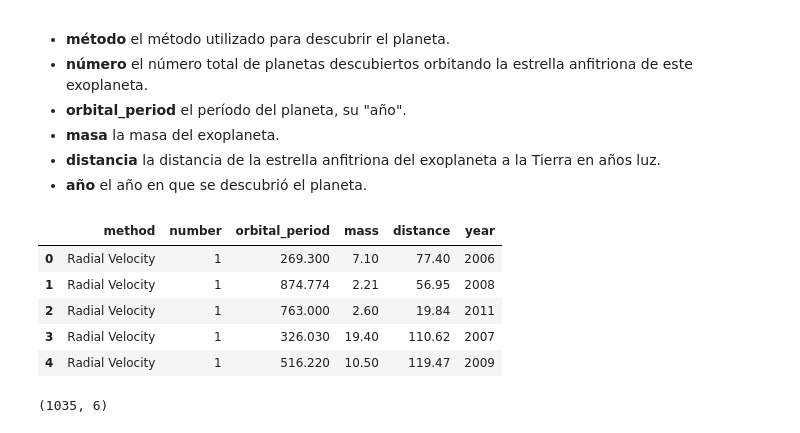
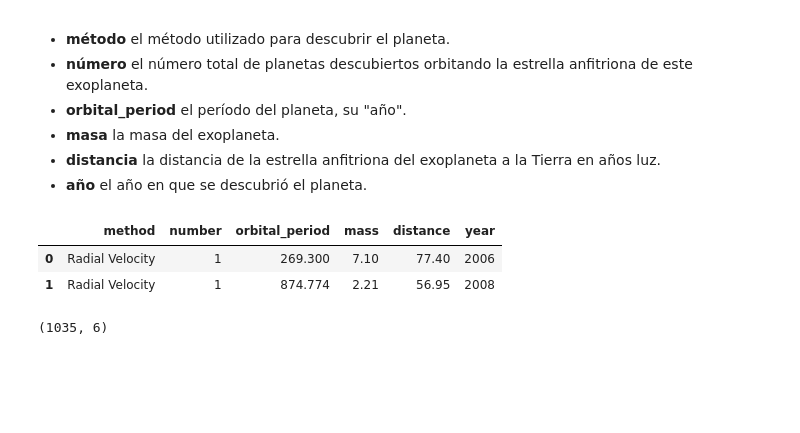
Before and after one commit to chava131011/Data-Science-Coursework, a Jupyter notebook: Classes Resources/CD_08_Ordenando-Agrupando/CD_08_Parte1_Ordenando-ValoresUnicos.ipynb, the cells around one changed output. Saved outputs shown, nothing was run; the diff lists cells and outputs as text; code cells hidden in the pictures; blank space fills up the shorter version.

```diff
--- a/Classes Resources/CD_08_Ordenando-Agrupando/CD_08_Parte1_Ordenando-ValoresUnicos.ipynb
+++ b/Classes Resources/CD_08_Ordenando-Agrupando/CD_08_Parte1_Ordenando-ValoresUnicos.ipynb
@@ -44,12 +44,10 @@ El archivo *planetas.csv* contiene datos sobre planetas que se han descubierto o
 # %%
 #Mostrar las primeras 5 filas
 df_planetas = pd.read_csv("datos/planets.csv")
+df_planetas.head(2)
 # %% [output]
 |  | method | number | orbital_period | mass | distance | year |
 | 0 | Radial Velocity | 1 | 269.300 | 7.10 | 77.40 | 2006 |
 | 1 | Radial Velocity | 1 | 874.774 | 2.21 | 56.95 | 2008 |
-| 2 | Radial Velocity | 1 | 763.000 | 2.60 | 19.84 | 2011 |
-| 3 | Radial Velocity | 1 | 326.030 | 19.40 | 110.62 | 2007 |
-| 4 | Radial Velocity | 1 | 516.220 | 10.50 | 119.47 | 2009 |
 # %%
 #Numero total de filas y columnas
```
Also changed, not shown: parts of 21 cells of this notebook, 2 other files.
